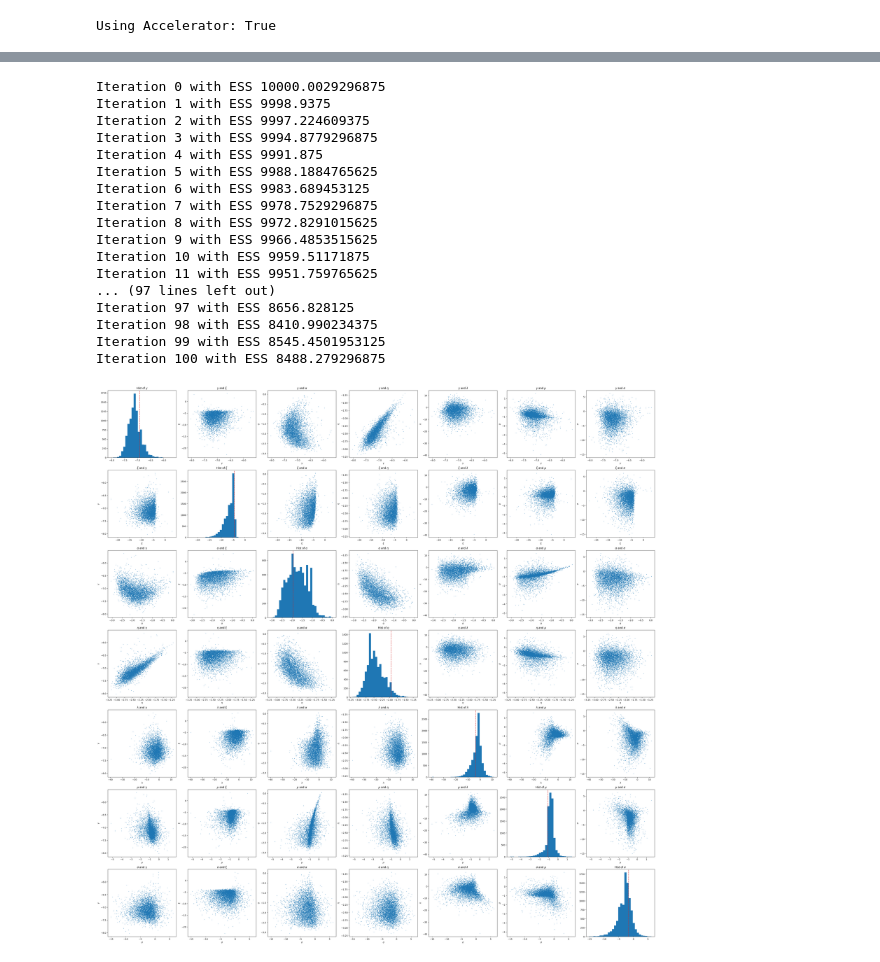
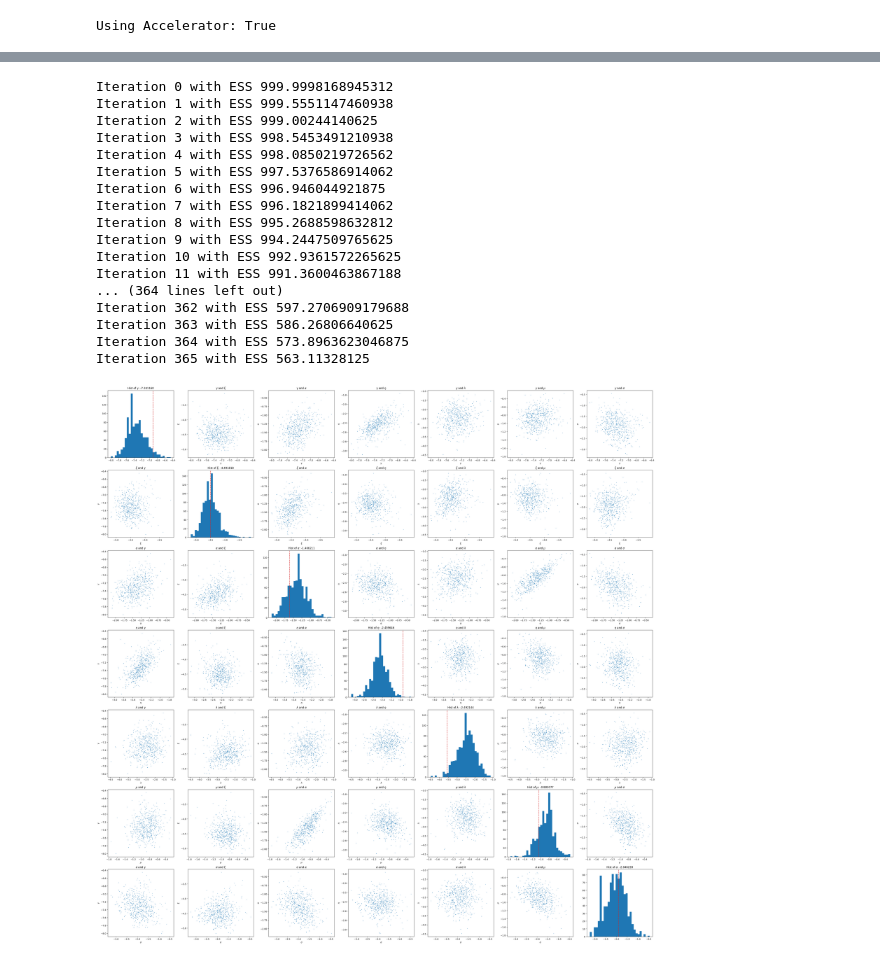
Before and after one commit to Averydx/GradientBasedSamplers, a Jupyter notebook: examples/pmmh_sirh.ipynb, the cells around one changed output, grey strips where cells are left out. Cells and saved outputs as stored; diff of their text form; code cells hidden in the pictures.

```diff
--- a/examples/pmmh_sirh.ipynb
+++ b/examples/pmmh_sirh.ipynb
@@ -124,6 +131,13 @@ plt.scatter(
 def likelihood(particles, observation, par):
     return jax.scipy.stats.poisson.logpmf(observation, mu=particles[:, 2] + 0.001)
 # %%
+prior_mean = jnp.log(jnp.array([1 / 750, 1 / 50, 1 / 2, 1 / 2, 1 / 15, 0.30, 0.4]))
+prior_cov = 0.2 * jnp.eye(len(prior_mean))
+
+def prior(par):
+    return jax.scipy.stats.multivariate_normal.logpdf(par,prior_mean,prior_cov)
+
+
 def f(par, observations, m, key):
     mask = jnp.arange(observations.shape[0]) < m
 
@@ -157,66 +171,75 @@ def f(par, observations, m, key):
         num_particles
     )
 
-    return jnp.sum(jnp.where(mask, log_means, 0.0))
+    return jnp.sum(jnp.where(mask, log_means, 0.0)) + prior(par)
 # %%
 from algorithms.smc import ibis
 
-num_particles = 10_000
+num_particles = 1000
 dim = 7
-scale = 0.1
-p_init_key, rng_key = jax.random.split(rng_key)
-particles = jnp.log(
-    jnp.array([0.005, 0.01, 0.1, 0.1, 0.1, 0.1, 0.1])
-) + scale * jax.random.normal(p_init_key, shape=(num_particles, dim))
-
+(
+    p_init_key,
+    rng_key,
+) = jax.random.split(rng_key)
+particles = jax.random.multivariate_normal(p_init_key, prior_mean, prior_cov,shape = (num_particles,))
 
 k = 5
 ibis_key, key = jax.random.split(rng_key)
 particles = ibis(f, observations, k, particles, ibis_key)
 # %% [output]
-Iteration 0 with ESS 10000.0029296875
-Iteration 1 with ESS 9998.9375
-Iteration 2 with ESS 9997.224609375
-Iteration 3 with ESS 9994.8779296875
-Iteration 4 with ESS 9991.875
-Iteration 5 with ESS 9988.1884765625
-Iteration 6 with ESS 9983.689453125
-Iteration 7 with ESS 9978.7529296875
-Iteration 8 with ESS 9972.8291015625
-Iteration 9 with ESS 9966.4853515625
-Iteration 10 with ESS 9959.51171875
-Iteration 11 with ESS 9951.759765625
-... (97 lines left out)
-Iteration 97 with ESS 8656.828125
-Iteration 98 with ESS 8410.990234375
-Iteration 99 with ESS 8545.4501953125
-Iteration 100 with ESS 8488.279296875
+Iteration 0 with ESS 999.9998168945312
+Iteration 1 with ESS 999.5551147460938
+Iteration 2 with ESS 999.00244140625
+Iteration 3 with ESS 998.5453491210938
+Iteration 4 with ESS 998.0850219726562
+Iteration 5 with ESS 997.5376586914062
+Iteration 6 with ESS 996.946044921875
+Iteration 7 with ESS 996.1821899414062
+Iteration 8 with ESS 995.2688598632812
+Iteration 9 with ESS 994.2447509765625
+Iteration 10 with ESS 992.9361572265625
+Iteration 11 with ESS 991.3600463867188
+... (364 lines left out)
+Iteration 362 with ESS 597.2706909179688
+Iteration 363 with ESS 586.26806640625
+Iteration 364 with ESS 573.8963623046875
+Iteration 365 with ESS 563.11328125
 # %%
 fig, axes = plt.subplots(dim, dim, figsize=(5 * dim, 5 * dim), layout="constrained")
 
-par_names = ["$\\gamma$", "$\\xi$","$\\alpha$","$\\eta$","$\\lambda$", "$\\mu$","$\\sigma$"]
+par_names = [
+    "$\\gamma$",
+    "$\\xi$",
+    "$\\alpha$",
+    "$\\eta$",
+    "$\\lambda$",
+    "$\\mu$",
+    "$\\sigma$",
+]
 
 for par1_index in range(dim):
     for par2_index in range(dim):
         if par1_index != par2_index:
             axes[par1_index, par2_index].set_title(
                 f"{par_names[par1_index]} and {par_names[par2_index]}"
             )
             axes[par1_index, par2_index].scatter(
                 particles[:, par1_index],
                 particles[:, par2_index],
                 s=0.5,
             )
             axes[par1_index, par2_index].set_xlabel(f"{par_names[par1_index]}")
             axes[par1_index, par2_index].set_ylabel(f"{par_names[par2_index]}")
 
         else:
             axes[par1_index, par2_index].hist(particles[:, par1_index], bins=30)
-            axes[par1_index, par2_index].set_title(f"Hist of {par_names[par1_index]}")
+            axes[par1_index, par2_index].set_title(
+                f"Hist of {par_names[par1_index]}: {jnp.mean(particles[:, par1_index], axis=0):.6f}"
+            )
             axes[par1_index, par2_index].axvline(
                 theta[par1_index], color="tab:red", ls="dashed"
             )
 
 plt.show()
 # %% [output]
-[figure, old version]
+[figure, new version]
```
Also changed, not shown: parts of 2 cells of this notebook, 2 other files.
